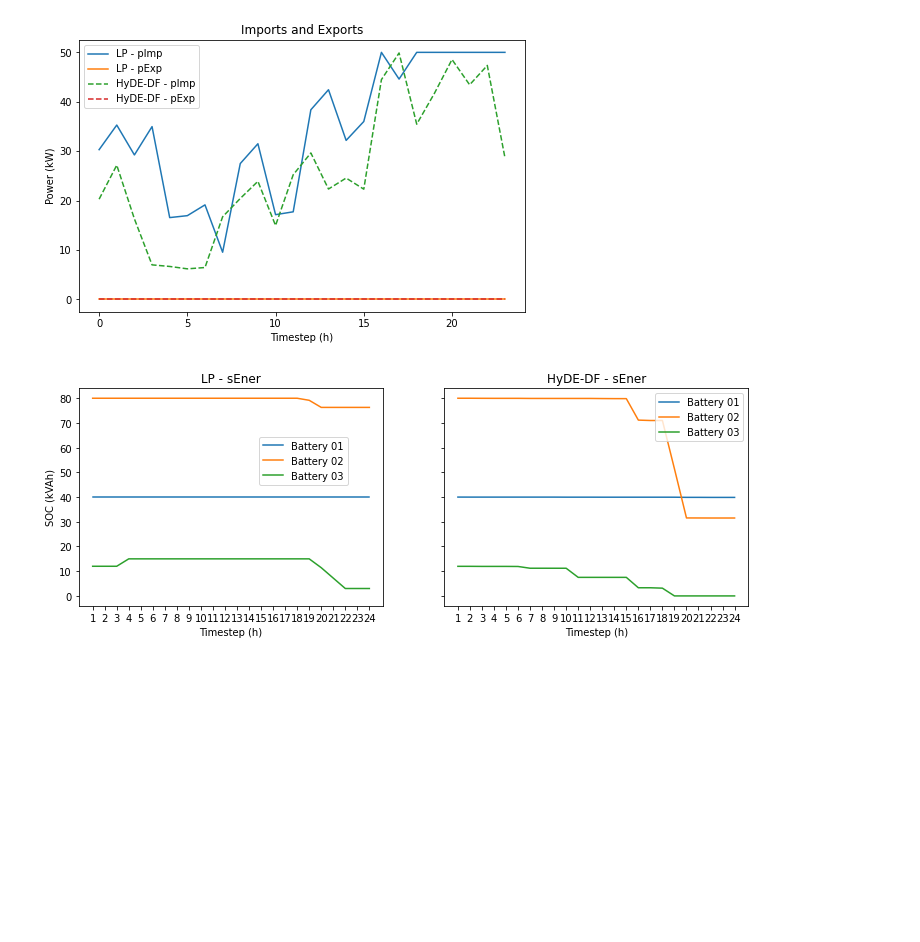
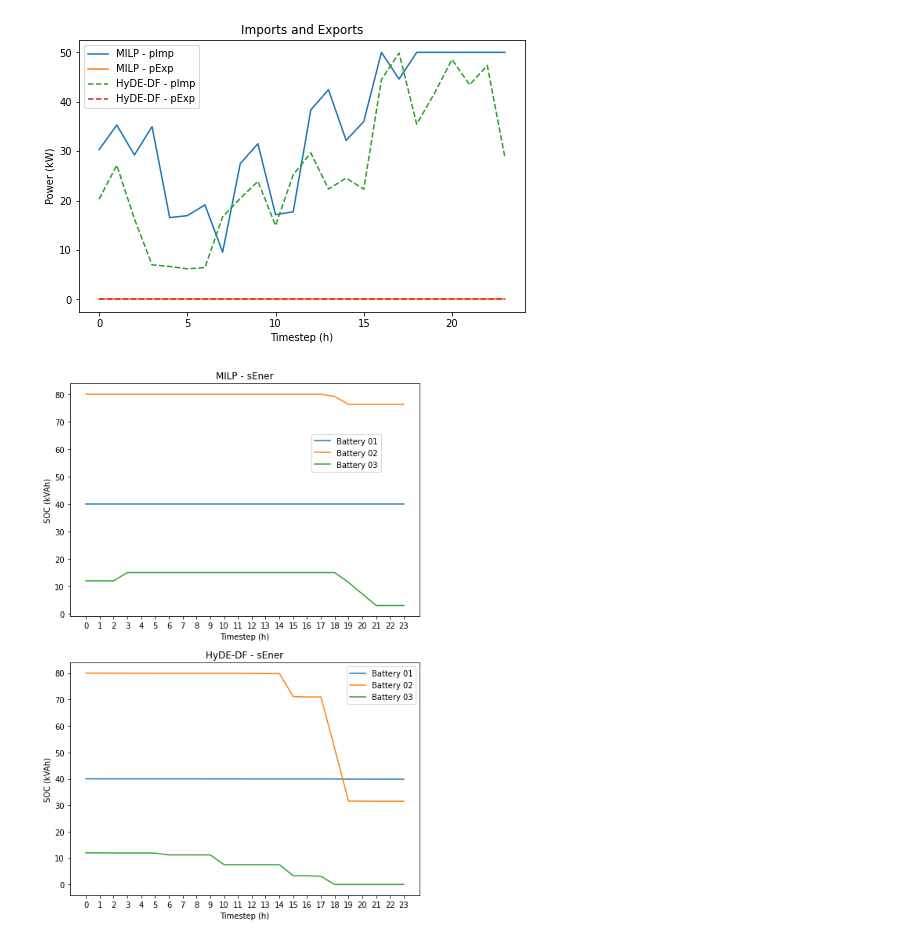
Before and after one commit to ECGomes/eso_project, a Jupyter notebook: visualization.ipynb, the cells around one changed output. Cells and saved outputs as stored; diff of their text form; code cells hidden in the pictures; blank space fills up the shorter version.

Commit message:
Updated result visualization

```diff
--- a/visualization.ipynb
+++ b/visualization.ipynb
@@ -146,8 +155,8 @@ plt.show()
 fig = plt.figure(figsize=(8, 5))
 
 # Plot
-plt.plot(lp_pImp, label='LP - pImp')
-plt.plot(lp_pExp, label='LP - pExp')
+plt.plot(lp_pImp, label='MILP - pImp')
+plt.plot(lp_pExp, label='MILP - pExp')
 
 plt.plot(hydedf_decoded['pImp'], '--', label='HyDE-DF - pImp')
 plt.plot(hydedf_decoded['pExp'], '--', label='HyDE-DF - pExp')
@@ -160,33 +169,36 @@ plt.xlabel('Timestep (h)')
 
 plt.show()
 # %% [output]
-[figure, old version]
+[figure, new version]
 # %%
 # Plot the storage
 
-fig, axs = plt.subplots(ncols=2, nrows=1, figsize=(12, 4), sharex=True, sharey=True)
+fig, axs = plt.subplots(ncols=1, nrows=2, figsize=(8, 12))
 
 # Plot LP
 for s in range(lp_storEner.shape[0]):
-    axs[0].plot(lp_storEner.iloc[s], label='Battery {:02d}'.format(s+1))
+    axs[0].plot(range(24), lp_storEner.iloc[s], label='Battery {:02d}'.format(s+1))
 
-axs[0].set_title('LP - sEner')
+axs[0].set_title('MILP - sEner')
 axs[0].legend(loc='upper right', bbox_to_anchor=(0.9, 0.8))
 
 axs[0].set_ylabel('SOC (kVAh)')
 axs[0].set_xlabel('Timestep (h)')
+axs[0].set_xticks(range(24))
 
 for s in range(hydedf_decoded['storEnerState'].shape[0]):
-    axs[1].plot(hydedf_decoded['storEnerState'][s], label='Battery {:02d}'.format(s+1))
+    axs[1].plot(range(24), hydedf_decoded['storEnerState'][s], label='Battery {:02d}'.format(s+1))
 
 axs[1].set_title('HyDE-DF - sEner')
 axs[1].legend()
 
+axs[1].set_ylabel('SOC (kVAh)')
 axs[1].set_xlabel('Timestep (h)')
+axs[1].set_xticks(range(24))
 
 plt.show()
 # %% [output]
-[figure, old version]
+[figure, new version]
 # %%
 # Plot the vehicles
 
```
Also changed, not shown: parts of 4 cells of this notebook.
